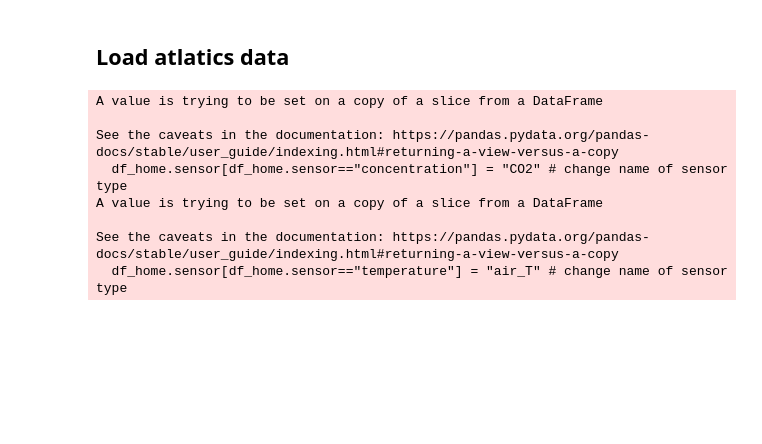
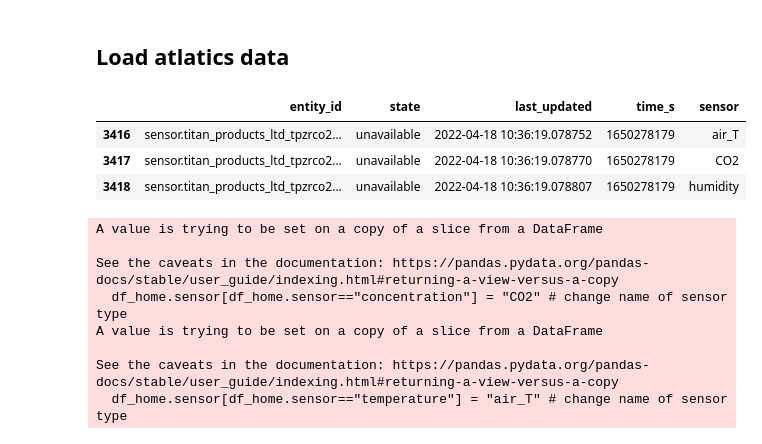
Before and after one commit to ccomkhj/farm_data_analysis, a Jupyter notebook: request_sensor_data.ipynb, the cells around one changed output. Cells and saved outputs as stored; diff of their text form; code cells hidden in the pictures; blank space fills up the shorter version.

```diff
--- a/request_sensor_data.ipynb
+++ b/request_sensor_data.ipynb
@@ -79,6 +70,13 @@ df_at = df_at.drop(["id","lat","longi","elevation","status"], axis=1) # delete r
 df_at = df_at.drop([0], axis=0) # delete the name filed
 df_at["time_s"] = df_at.time.apply(lambda x: np.int64(pd.to_datetime(x).timestamp())) # convert to unix time step
 df_at[["ph", "EC", "water_T"]] = df_at[["ph", "EC", "water_T"]].apply(pd.to_numeric) # conver to numeric value
+# %%
+df_home[df_home.state=="unavailable"]
+# %% [output]
+|  | entity_id | state | last_updated | time_s | sensor |
+| 3416 | sensor.titan_products_ltd_tpzrco2... | unavailable | 2022-04-18 10:36:19.078752 | 1650278179 | air_T |
+| 3417 | sensor.titan_products_ltd_tpzrco2... | unavailable | 2022-04-18 10:36:19.078770 | 1650278179 | CO2 |
+| 3418 | sensor.titan_products_ltd_tpzrco2... | unavailable | 2022-04-18 10:36:19.078807 | 1650278179 | humidity |
 # %%
 df_home["sensor"] = df_home.entity_id.str.split('_').str[-1]
 df_home.sensor[df_home.sensor=="concentration"] = "CO2" # change name of sensor type
```
Also changed, not shown: parts of 10 cells of this notebook.
